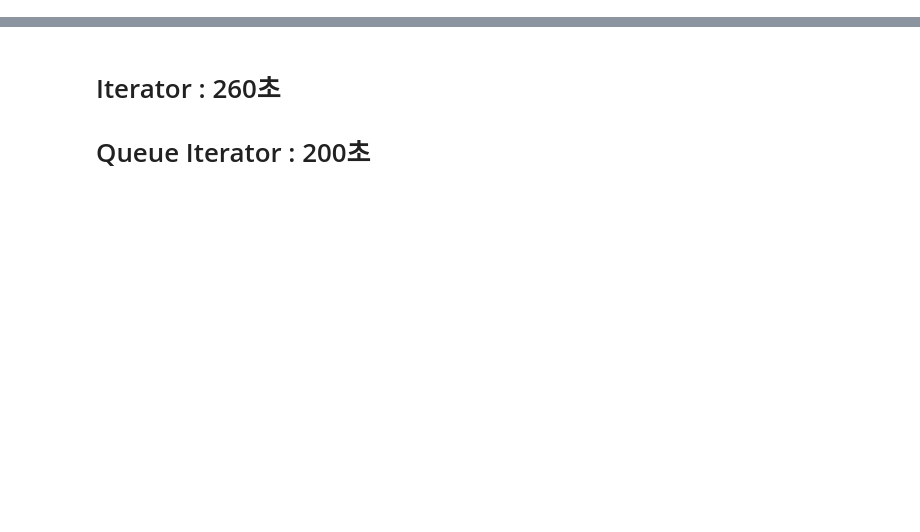
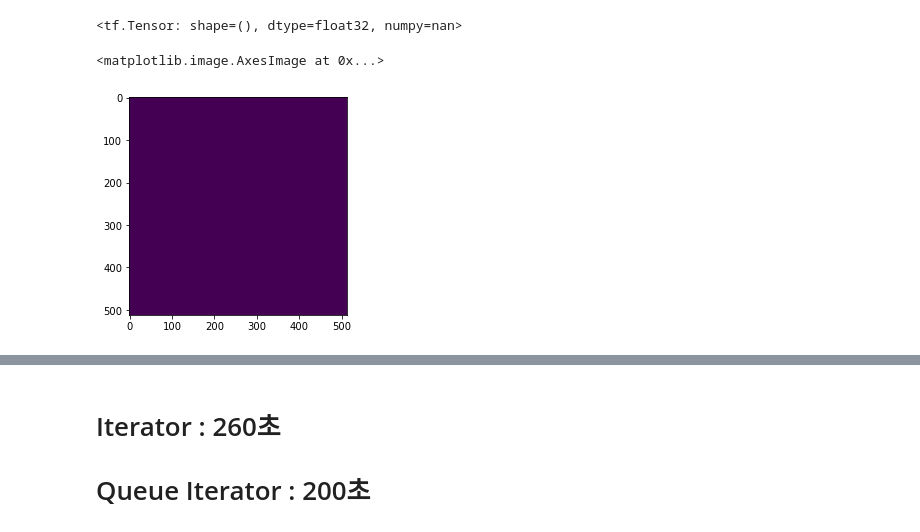
Before and after one commit to tobeor3009/pix2pix_mono_seg, a Jupyter notebook: pix2pix_mono_seg_ensemble_discriminator_test.ipynb, the cells around one changed output, grey strips where cells are left out. Saved outputs shown, nothing was run; the diff lists cells and outputs as text; code cells hidden in the pictures; blank space fills up the shorter version.

```diff
--- a/pix2pix_mono_seg_ensemble_discriminator_test.ipynb
+++ b/pix2pix_mono_seg_ensemble_discriminator_test.ipynb
@@ -625,8 +662,0 @@ save weights
-# %%
-# gan.load_study_info()
-# gan.start_epoch = 0
-gan.train(epochs=100, batch_size=batch_size, epoch_shuffle_term=10)
-# %%
-# gan.load_study_info()
-# gan.start_epoch = 0
-gan.train(epochs=100, batch_size=batch_size, epoch_shuffle_term=10)
@@ -695,4 +662,0 @@ save weights
-# %%
-#gan.load_study_info()
-gan.start_epoch = 0
-gan.train(epochs=40, batch_size=batch_size, epoch_shuffle_term=10)
@@ -761,5 +662,0 @@ save weights
-# %%
-# gan.load_study_info()
-# gan.start_epoch = 8
-gan.train(epochs=200, batch_size=batch_size, epoch_shuffle_term=50)
-# gan.train(epochs=20, batch_size=batch_size, epoch_shuffle_term=100)
@@ -769,0 +665,11 @@ gan.generator_losses
+# %%
+weighted_region_loss(gan.masked_img, model_masked_img)
+# %% [output]
+<tf.Tensor: shape=(), dtype=float32, numpy=nan>
+# %%
+from matplotlib import pyplot as plt
+
+plt.imshow(gan.masked_img[0])
+# %% [output]
+<matplotlib.image.AxesImage at 0x...>
+[figure, added]
```
Also changed, not shown: parts of 9 cells of this notebook, 3 other files.
